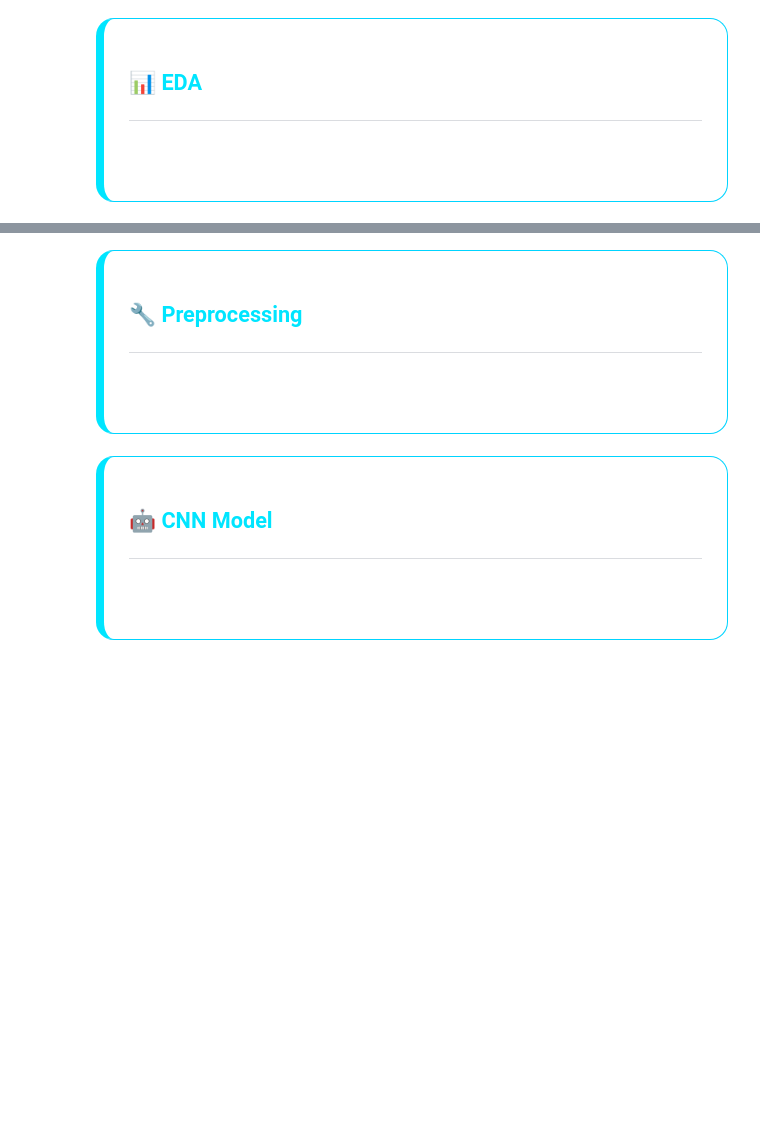
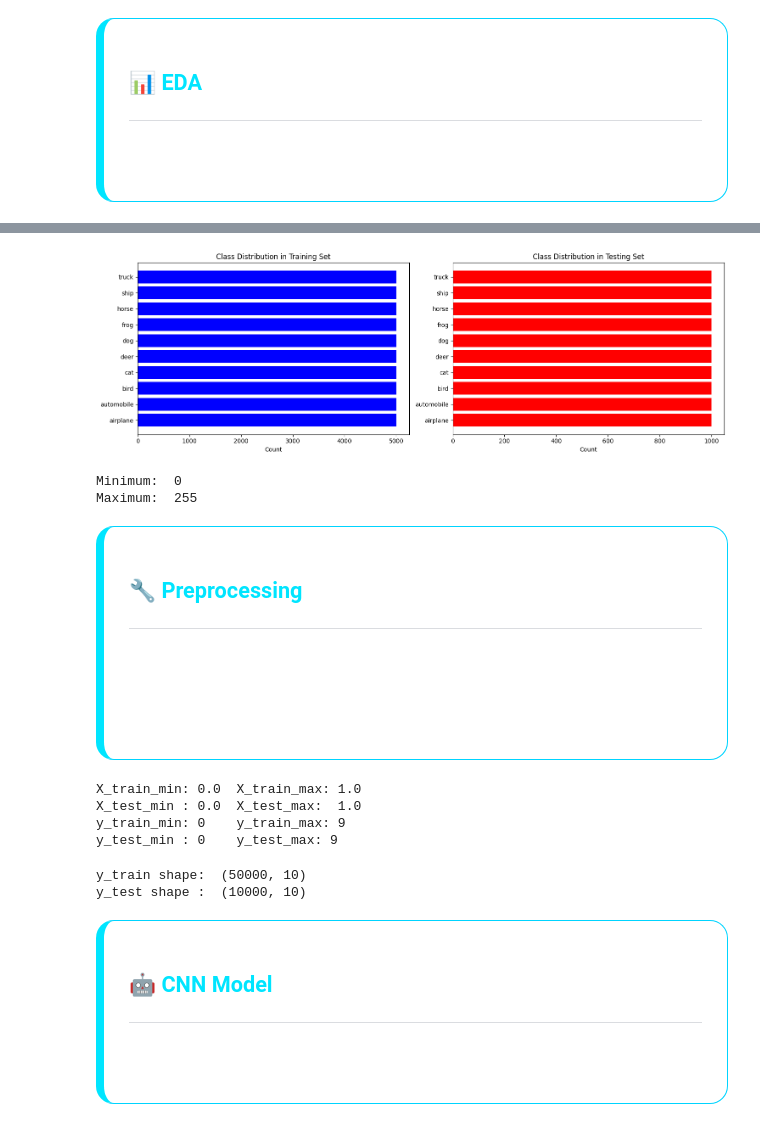
Before and after one commit to isapour0/First-Repository, a Jupyter notebook: CIFAR10_CNN.ipynb, the cells around one changed output, grey strips where cells are left out. Cells and saved outputs as stored; diff of their text form; code cells hidden in the pictures; blank space fills up the shorter version.

```diff
--- a/CIFAR10_CNN.ipynb
+++ b/CIFAR10_CNN.ipynb
@@ -172,3 +247,33 @@ font-family:Segoe UI;
+# %%
+# Class distribution for Training and testing data
+Unique_train, counts_train = np.unique(y_train, return_counts=True)
+Unique_test, counts_test = np.unique(y_test, return_counts=True)
+
+# Set figure size and create subplots
+plt.figure(figsize=(15, 5))
+
+# Plot class distribution for training set
+plt.subplot(1, 2, 1)
+plt.barh(class_name, counts_train, color='blue')
+plt.xlabel('Count')
+plt.title('Class Distribution in Training Set')
+
+# Plot class distribution for testing set
+plt.subplot(1, 2, 2)
+plt.barh(class_name, counts_test, color='red')
+plt.xlabel('Count')
+plt.title('Class Distribution in Testing Set')
+
+plt.tight_layout()
+plt.show()
+# %% [output]
+[figure, added]
+# %%
+print ('Minimum: ', X_train.min())
+print ('Maximum: ', X_train.max())
+# %% [output]
+Minimum:  0
+Maximum:  255
 # %% [markdown]
 <div style="
 background:linear-gradient(135deg,#08131f,#0d1b2a,#132238);
@@ -185,6 +290,32 @@ font-family:Segoe UI;
 <hr style="border:1px solid #8A2BE2;opacity:.4;">
 
 <ul>
-<li></li>
+<li>Normlize train and test data</li>
+<li>to_categorical data y_train</li>
+<li>Diving Training data into two parts ==> Train, Validation</li>
 </ul>
 </div>
+# %%
+# Normalizing data to the range of 0 to 1
+X_train = X_train.astype('float32') / 255.0
+X_test = X_test.astype('float32') / 255.0
+
+print (f'X_train_min: {X_train.min()}  X_train_max: {X_train.max()}')
+print (f'X_test_min : {X_test.min()}  X_test_max:  {X_test.max()}')
+
+print (f'y_train_min: {y_train.min()}    y_train_max: {y_train.max()}')
+print (f'y_test_min : {y_test.min()}    y_test_max: {y_test.max()}')
+# %% [output]
+X_train_min: 0.0  X_train_max: 1.0
+X_test_min : 0.0  X_test_max:  1.0
+y_train_min: 0    y_train_max: 9
+y_test_min : 0    y_test_max: 9
+# %%
+y_train = to_categorical(y_train, num_classes=10)
+y_test = to_categorical(y_test, num_classes=10)
+
+print ('y_train shape: ', y_train.shape)
+print ('y_test shape : ', y_test.shape)
+# %% [output]
+y_train shape:  (50000, 10)
+y_test shape :  (10000, 10)
```
Also changed, not shown: parts of 22 cells of this notebook.
